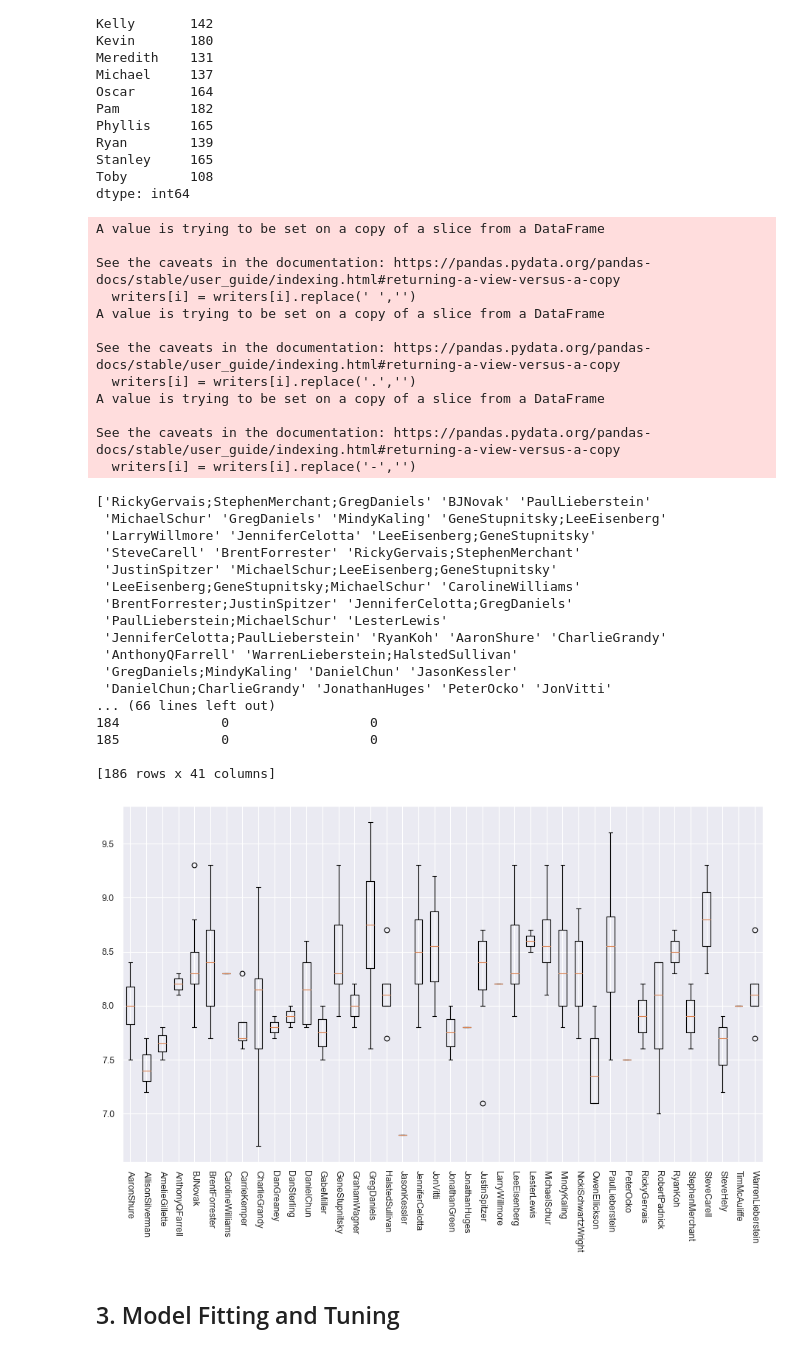
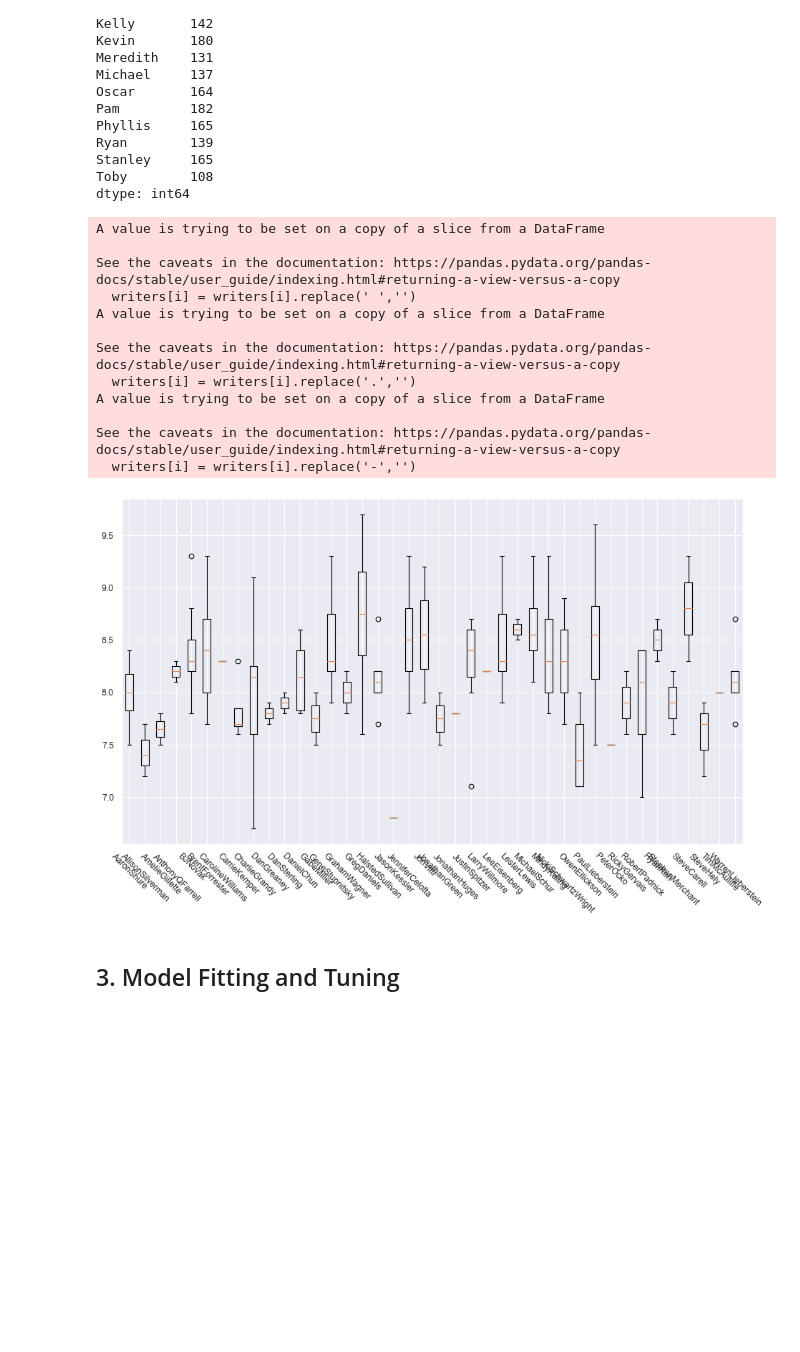
Before and after one commit to aidangarrity/MachineLearningProj1, a Jupyter notebook: project1.ipynb, the cells around one changed output. Cells and saved outputs as stored; diff of their text form; code cells hidden in the pictures; blank space fills up the shorter version.

```diff
--- a/project1.ipynb
+++ b/project1.ipynb
@@ -244,53 +244,44 @@ dtype: int64
 writers = data['writer']
 
 for i in range(len(writers)):
     writers[i] = writers[i].replace(' ','')
     writers[i] = writers[i].replace('.','')
     writers[i] = writers[i].replace('-','')
 writers = writers.str.split(';',expand=False)
 
+# allwriters = [item for sublist in writers.to_list() for item in sublist]
+# writersepisodes = {x: allwriters.count(x) for x in allwriters}
+
+# for episode in writers:
+#     for contributor in episode:
+#         if writersepisodes[contributor] <= 3:
+#             episode.remove(contributor)
+
 writers = pd.get_dummies(writers.apply(pd.Series).stack()).sum(level=0)
 writers2 = pd.merge(data['imdb_rating'], writers, left_index=True, right_index=True)
 
 plotting=[]
 for writer in writers:
     condition = writer + '==1'
     plotting.append(writers2.query(condition)['imdb_rating'])
 plt.boxplot(plotting)
-plt.xticks(np.arange(1,41), writers.columns)
-plt.xticks(rotation = 270)
+plt.xticks(np.arange(1,len(writers.columns)+1), writers.columns)
+plt.xticks(rotation = 315)
 plt.show()
 # %% [output]
 A value is trying to be set on a copy of a slice from a DataFrame
 
 See the caveats in the documentation: https://pandas.pydata.org/pandas-docs/stable/user_guide/indexing.html#returning-a-view-versus-a-copy
   writers[i] = writers[i].replace(' ','')
 A value is trying to be set on a copy of a slice from a DataFrame
 
 See the caveats in the documentation: https://pandas.pydata.org/pandas-docs/stable/user_guide/indexing.html#returning-a-view-versus-a-copy
   writers[i] = writers[i].replace('.','')
 A value is trying to be set on a copy of a slice from a DataFrame
 
 See the caveats in the documentation: https://pandas.pydata.org/pandas-docs/stable/user_guide/indexing.html#returning-a-view-versus-a-copy
   writers[i] = writers[i].replace('-','')
-['RickyGervais;StephenMerchant;GregDaniels' 'BJNovak' 'PaulLieberstein'
- 'MichaelSchur' 'GregDaniels' 'MindyKaling' 'GeneStupnitsky;LeeEisenberg'
- 'LarryWillmore' 'JenniferCelotta' 'LeeEisenberg;GeneStupnitsky'
- 'SteveCarell' 'BrentForrester' 'RickyGervais;StephenMerchant'
- 'JustinSpitzer' 'MichaelSchur;LeeEisenberg;GeneStupnitsky'
- 'LeeEisenberg;GeneStupnitsky;MichaelSchur' 'CarolineWilliams'
- 'BrentForrester;JustinSpitzer' 'JenniferCelotta;GregDaniels'
- 'PaulLieberstein;MichaelSchur' 'LesterLewis'
- 'JenniferCelotta;PaulLieberstein' 'RyanKoh' 'AaronShure' 'CharlieGrandy'
- 'AnthonyQFarrell' 'WarrenLieberstein;HalstedSullivan'
- 'GregDaniels;MindyKaling' 'DanielChun' 'JasonKessler'
- 'DanielChun;CharlieGrandy' 'JonathanHuges' 'PeterOcko' 'JonVitti'
-... (66 lines left out)
-184             0                  0
-185             0                  0
-
-[186 rows x 41 columns]
-[figure, old version]
+[figure, new version]
 # %% [markdown]
 ## 3. Model Fitting and Tuning
 # %% [markdown]
```
Also changed, not shown: parts of 9 cells of this notebook.
